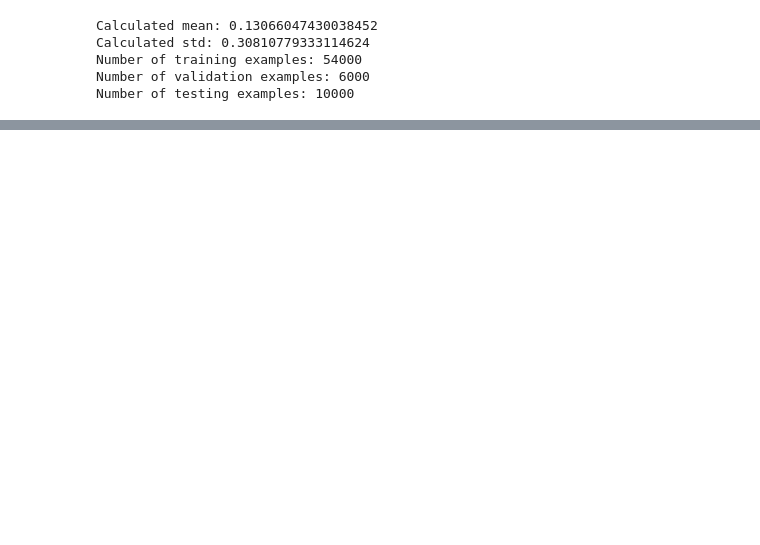
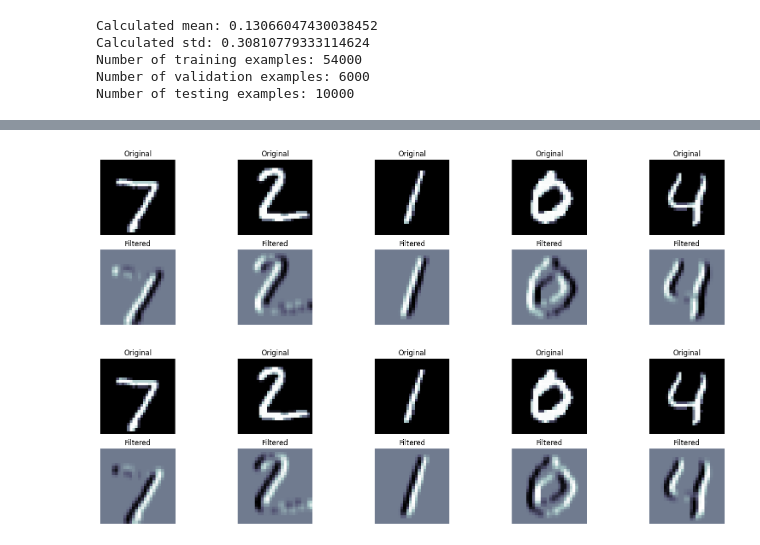
Before and after one commit to jaeheechillin3/pytorch_projects, a Jupyter notebook: lenet.ipynb, the cells around one changed output, grey strips where cells are left out. Cells and saved outputs as stored; diff of their text form; code cells hidden in the pictures; blank space fills up the shorter version.

```diff
--- a/lenet.ipynb
+++ b/lenet.ipynb
@@ -97,0 +130,14 @@ Number of testing examples: 10000
+# %%
+# detecting vertical edges
+vertical_filter1 = [[-1, 0, 1],
+                   [-2, 0, 2],
+                   [-1, 0, 1]]
+plot_filter(images, vertical_filter1)
+
+vertical_filter2 = [[1, 0, -1],
+                   [2, 0, -2],
+                   [1, 0, -1]]
+plot_filter(images, vertical_filter2)
+# %% [output]
+[figure, added]
+[figure, added]
```
Also changed, not shown: parts of 5 cells of this notebook.
